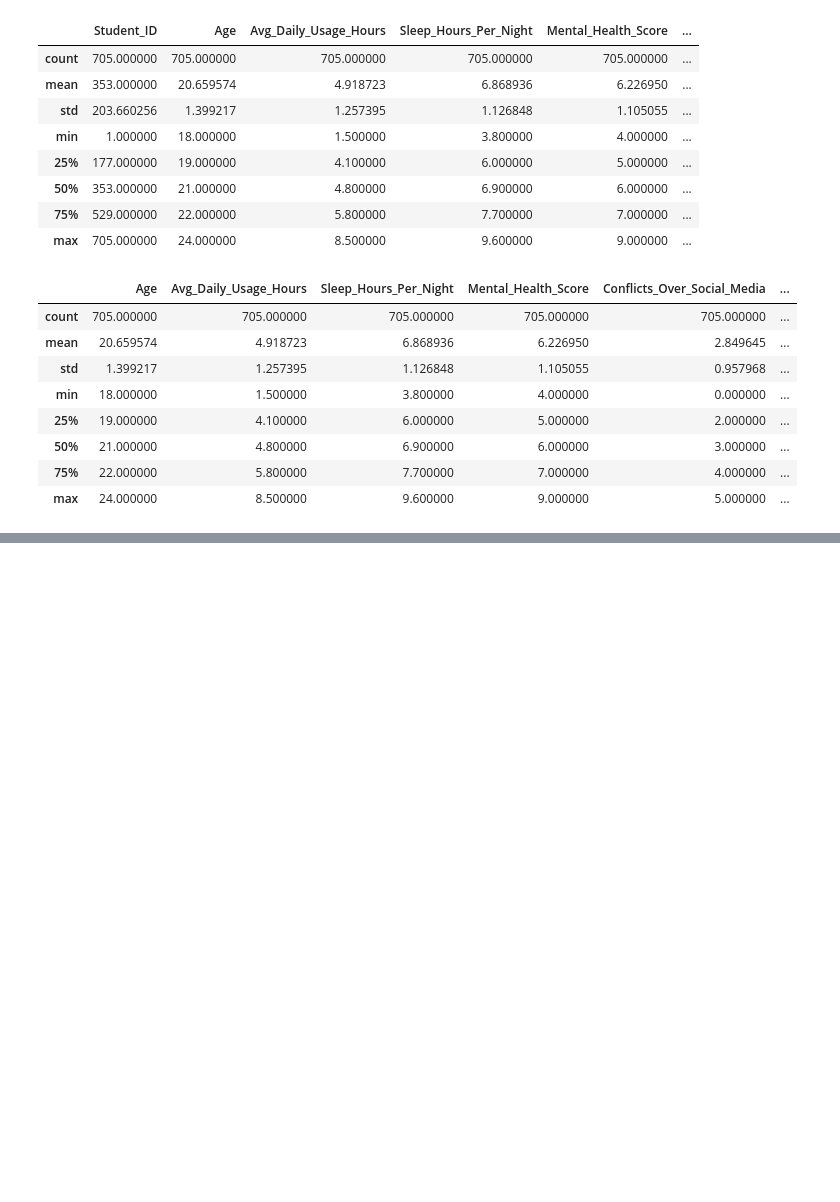
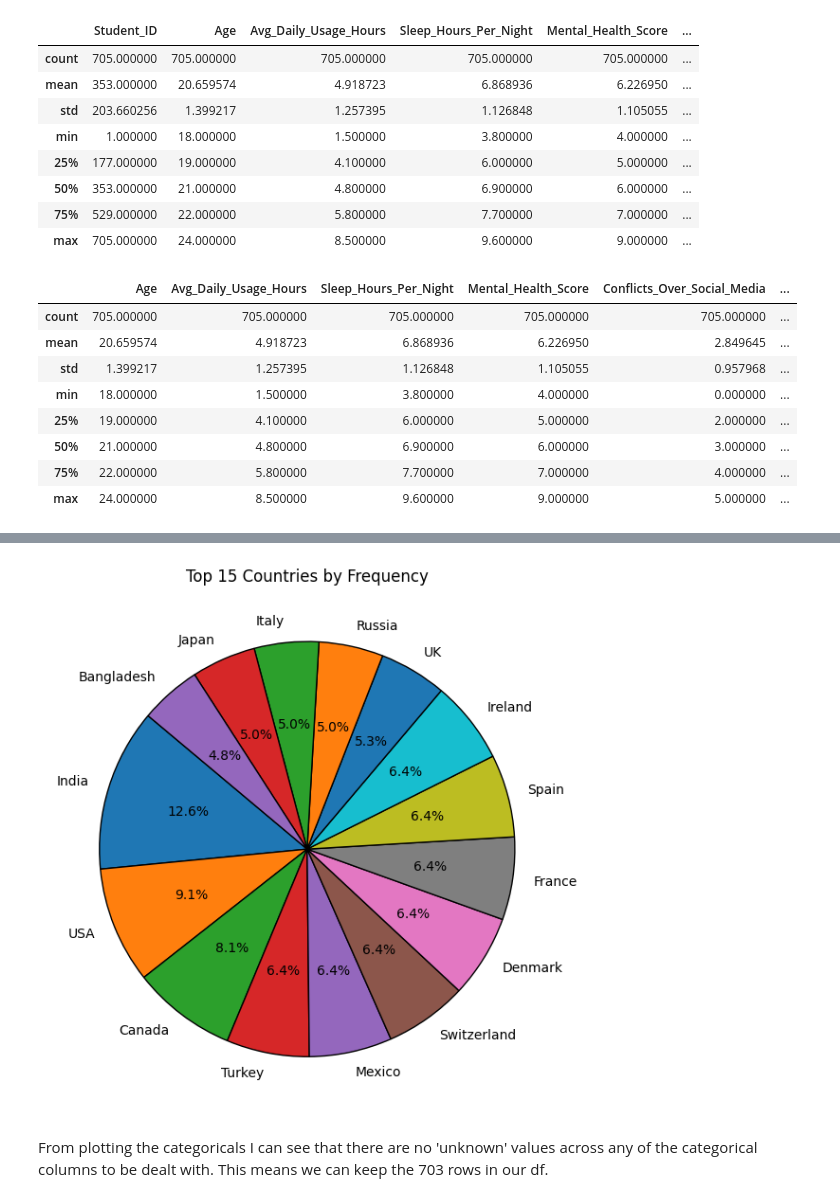
Before and after one commit to StavSteven/social_media_addiction, a Jupyter notebook: jupyter_notebooks/1_data_cleaning_student_social_media_addiction.ipynb, the cells around one changed output, grey strips where cells are left out. Cells and saved outputs as stored; diff of their text form; code cells hidden in the pictures; blank space fills up the shorter version.

```diff
--- a/jupyter_notebooks/1_data_cleaning_student_social_media_addiction.ipynb
+++ b/jupyter_notebooks/1_data_cleaning_student_social_media_addiction.ipynb
@@ -116,0 +200,2 @@ df[numeric].describe()
+# %%
+outliers = df[(df['Avg_Daily_Usage_Hours'] > 8.35) | (df['Avg_Daily_Usage_Hours'] < 1.549)]
@@ -116,0 +291,20 @@ df[numeric].describe()
+# %%
+# Plot country on a piechart to show distribution
+country_counts = df['Country'].value_counts().head(15)
+
+plt.figure(figsize=(6, 6))
+plt.pie(
+    country_counts,
+    labels=country_counts.index,
+    autopct='%1.1f%%',
+    startangle=140,
+    wedgeprops={'edgecolor': 'black'}
+)
+
+plt.title("Top 15 Countries by Frequency")
+plt.tight_layout()
+plt.show()
+# %% [output]
+[figure, added]
+# %% [markdown]
+From plotting the categoricals I can see that there are no 'unknown' values across any of the categorical columns to be dealt with. This means we can keep the 703 rows in our df.
```
Also changed, not shown: parts of 19 cells of this notebook.
